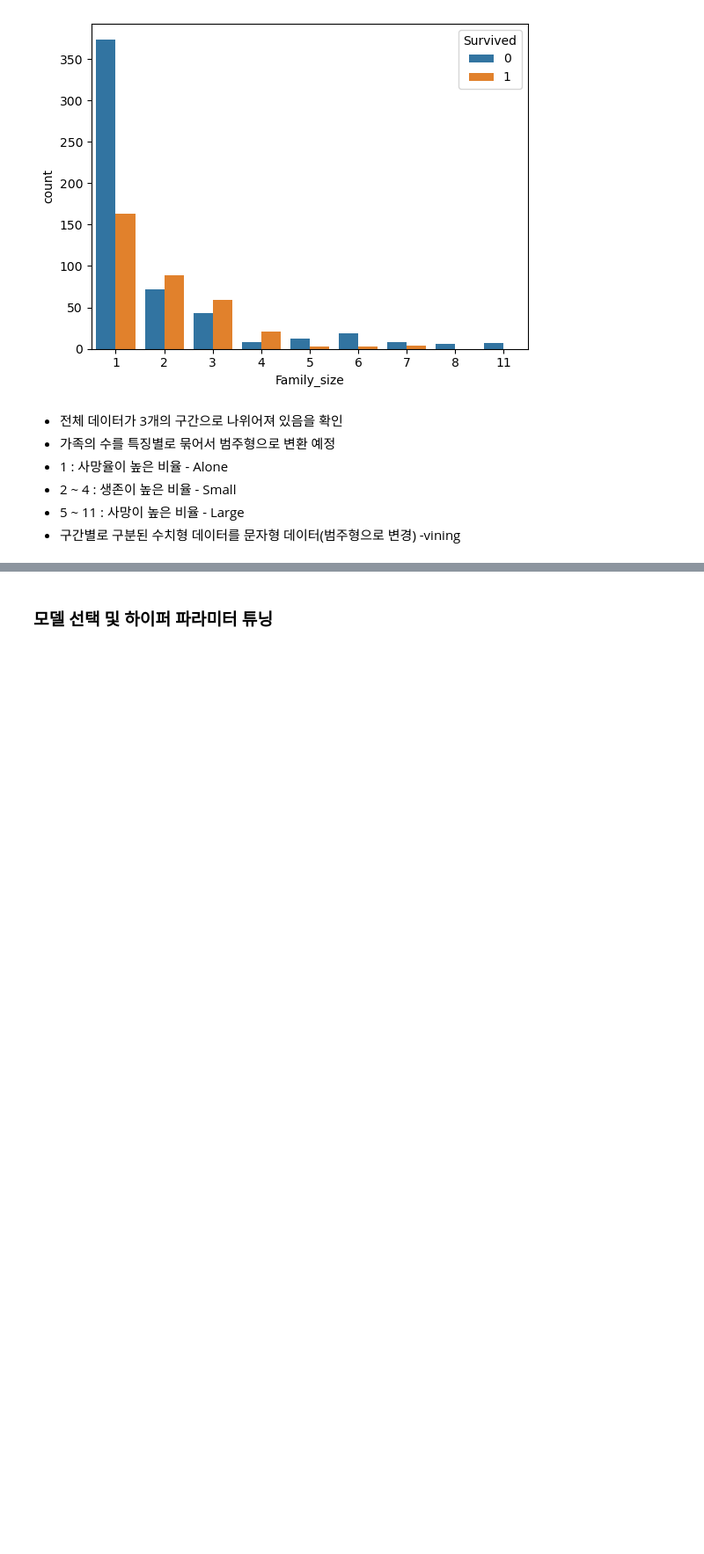
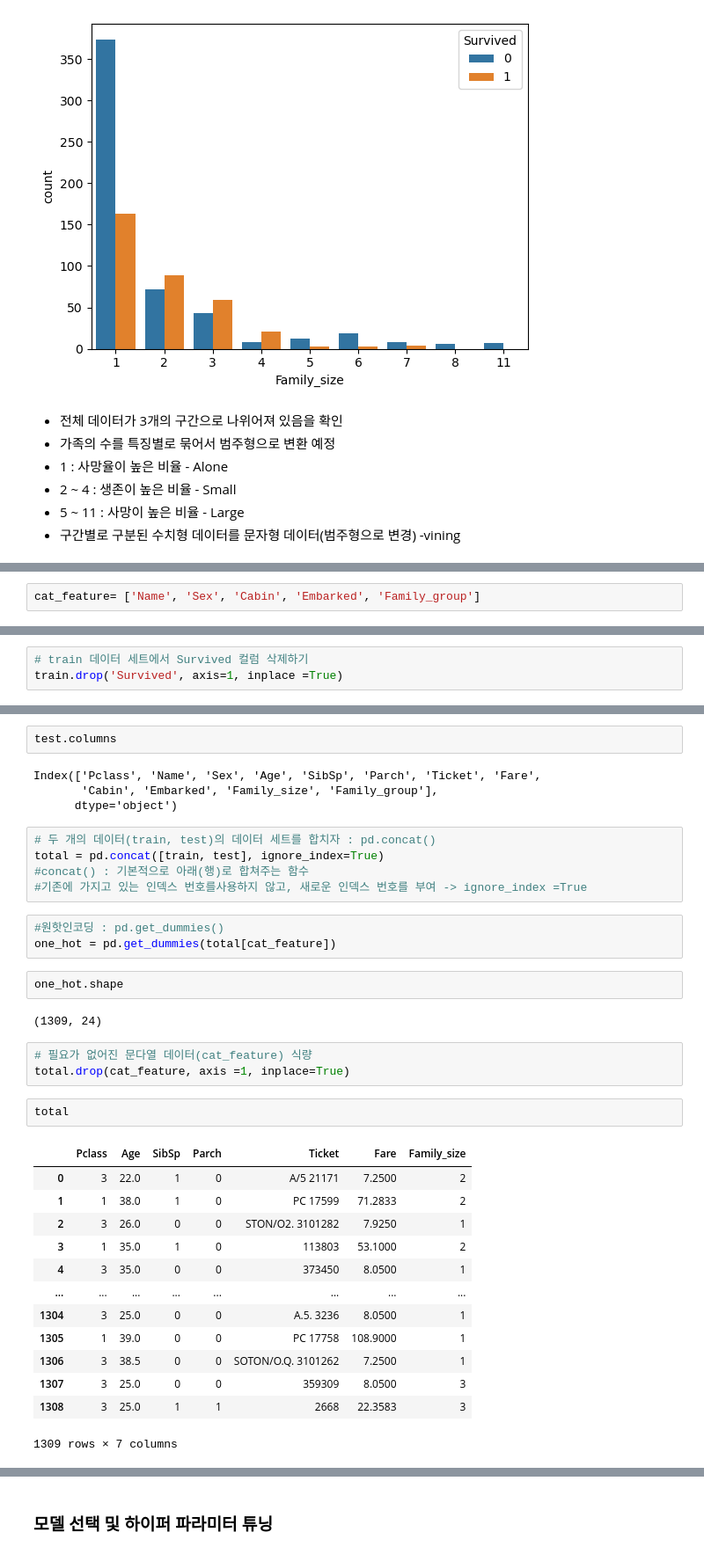
Before and after one commit to pass98/marchin, a Jupyter notebook: Machine_Learning/Ex05.타이타닉실습.ipynb, the cells around one changed output, grey strips where cells are left out. Shown at 88% size. Saved outputs shown, nothing was run; the diff lists cells and outputs as text; blank space fills up the shorter version.

```diff
--- a/Machine_Learning/Ex05.타이타닉실습.ipynb
+++ b/Machine_Learning/Ex05.타이타닉실습.ipynb
@@ -683,0 +951,2 @@ sns.countplot(data=train, x='Family_size', hue='Survived')
+# %%
+cat_feature= ['Name', 'Sex', 'Cabin', 'Embarked', 'Family_group']
@@ -683,0 +963,3 @@ sns.countplot(data=train, x='Family_size', hue='Survived')
+# %%
+# train 데이터 세트에서 Survived 컬럼 삭제하기
+train.drop('Survived', axis=1, inplace =True)
@@ -683,0 +972,37 @@ sns.countplot(data=train, x='Family_size', hue='Survived')
+# %%
+test.columns
+# %% [output]
+Index(['Pclass', 'Name', 'Sex', 'Age', 'SibSp', 'Parch', 'Ticket', 'Fare',
+       'Cabin', 'Embarked', 'Family_size', 'Family_group'],
+      dtype='object')
+# %%
+# 두 개의 데이터(train, test)의 데이터 세트를 합치자 : pd.concat()
+total = pd.concat([train, test], ignore_index=True)
+#concat() : 기본적으로 아래(행)로 합쳐주는 함수
+#기존에 가지고 있는 인덱스 번호를사용하지 않고, 새로운 인덱스 번호를 부여 -> ignore_index =True
+# %%
+#원핫인코딩 : pd.get_dummies()
+one_hot = pd.get_dummies(total[cat_feature])
+# %%
+one_hot.shape
+# %% [output]
+(1309, 24)
+# %%
+# 필요가 없어진 문다열 데이터(cat_feature) 식량
+total.drop(cat_feature, axis =1, inplace=True)
+# %%
+total
+# %% [output]
+|  | Pclass | Age | SibSp | Parch | Ticket | Fare | Family_size |
+| 0 | 3 | 22.0 | 1 | 0 | A/5 21171 | 7.2500 | 2 |
+| 1 | 1 | 38.0 | 1 | 0 | PC 17599 | 71.2833 | 2 |
+| 2 | 3 | 26.0 | 0 | 0 | STON/O2. 3101282 | 7.9250 | 1 |
+| 3 | 1 | 35.0 | 1 | 0 | 113803 | 53.1000 | 2 |
+| 4 | 3 | 35.0 | 0 | 0 | 373450 | 8.0500 | 1 |
+| ... | ... | ... | ... | ... | ... | ... | ... |
+| 1304 | 3 | 25.0 | 0 | 0 | A.5. 3236 | 8.0500 | 1 |
+| 1305 | 1 | 39.0 | 0 | 0 | PC 17758 | 108.9000 | 1 |
+| 1306 | 3 | 38.5 | 0 | 0 | SOTON/O.Q. 3101262 | 7.2500 | 1 |
+| 1307 | 3 | 25.0 | 0 | 0 | 359309 | 8.0500 | 3 |
+| 1308 | 3 | 25.0 | 1 | 1 | 2668 | 22.3583 | 3 |
+1309 rows × 7 columns
```
Also changed, not shown: parts of 41 cells of this notebook, 3 other files.
